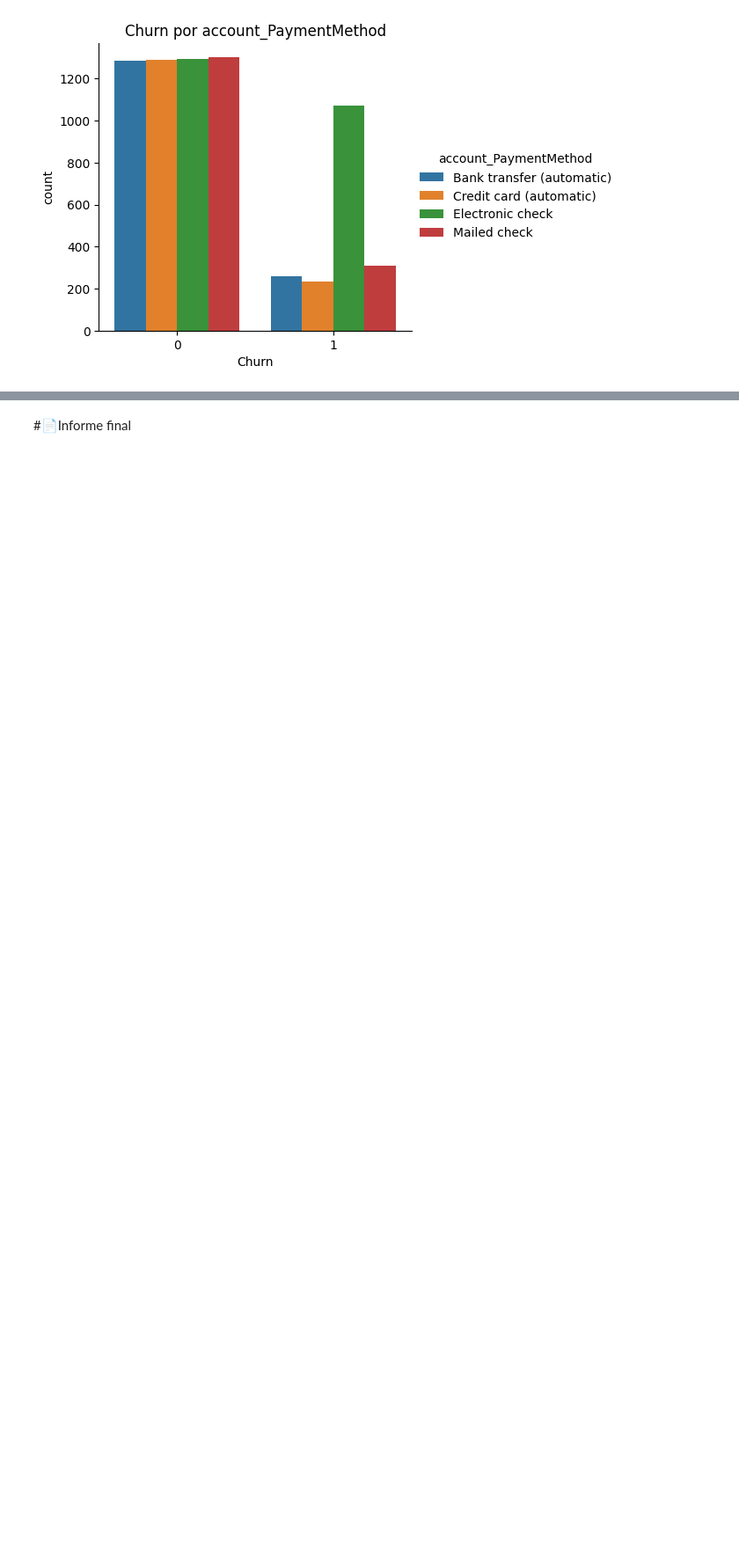
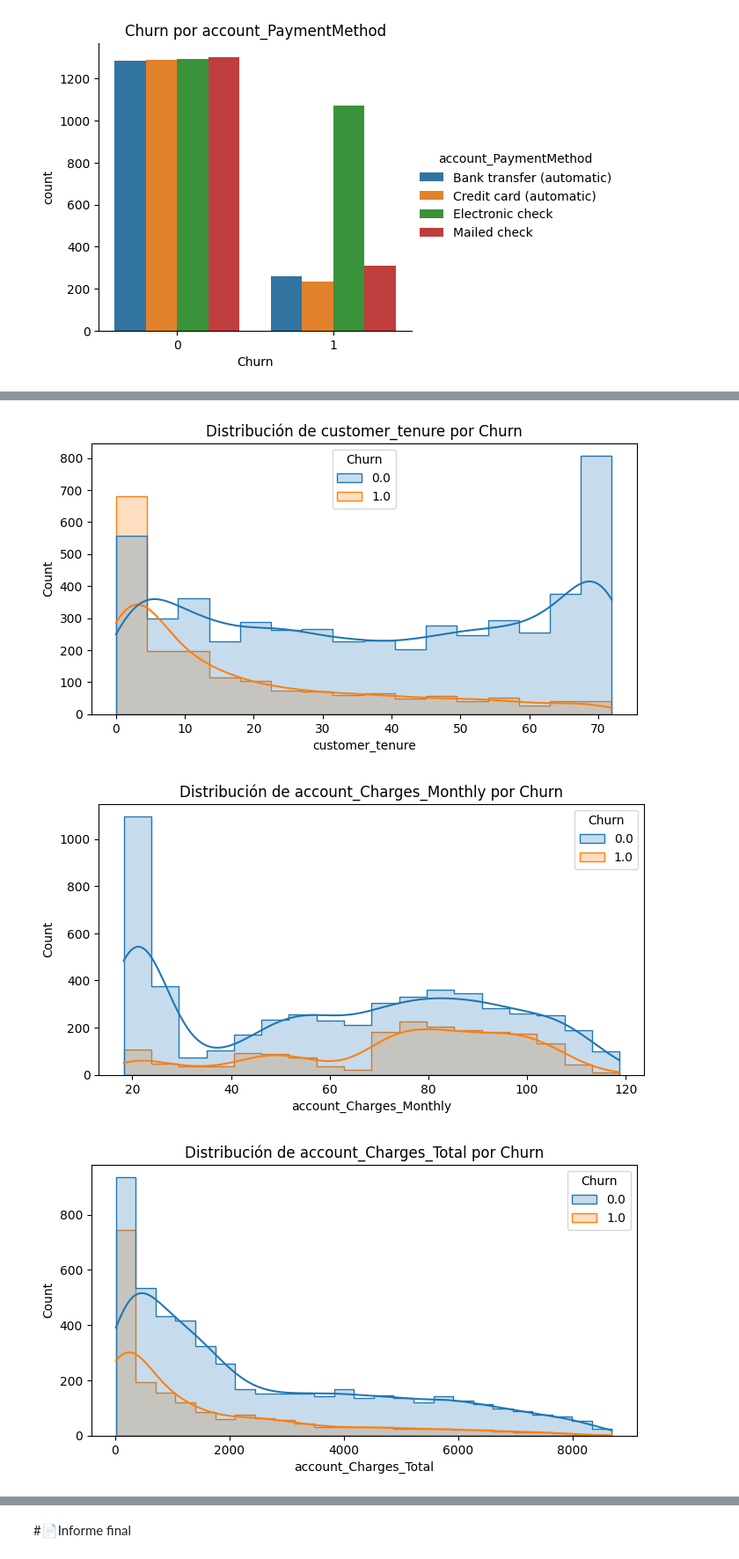
Before and after one commit to MUXULCRACK/Challenge2_Data_Science, a Jupyter notebook: TelecomX_LATAMnew.ipynb, the cells around one changed output, grey strips where cells are left out. Shown at 88% size. Cells and saved outputs as stored; diff of their text form; code cells hidden in the pictures; blank space fills up the shorter version.

```diff
--- a/TelecomX_LATAMnew.ipynb
+++ b/TelecomX_LATAMnew.ipynb
@@ -421,0 +506,10 @@ for col in cat_vars:
+# %%
+for col in numeric_cols:
+    plt.figure(figsize=(8,4))
+    sns.histplot(data=df_T, x=col, hue='Churn', kde=True, element='step', common_norm=False)
+    plt.title(f'Distribución de {col} por Churn')
+    plt.show()
+# %% [output]
+[figure, added]
+[figure, added]
+[figure, added]
```
Also changed, not shown: parts of 13 cells of this notebook.
